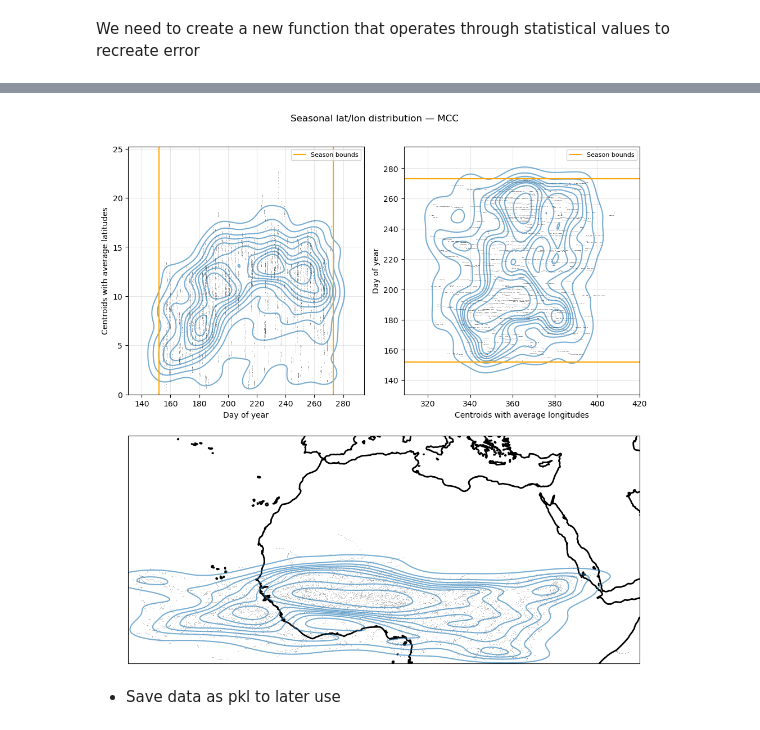
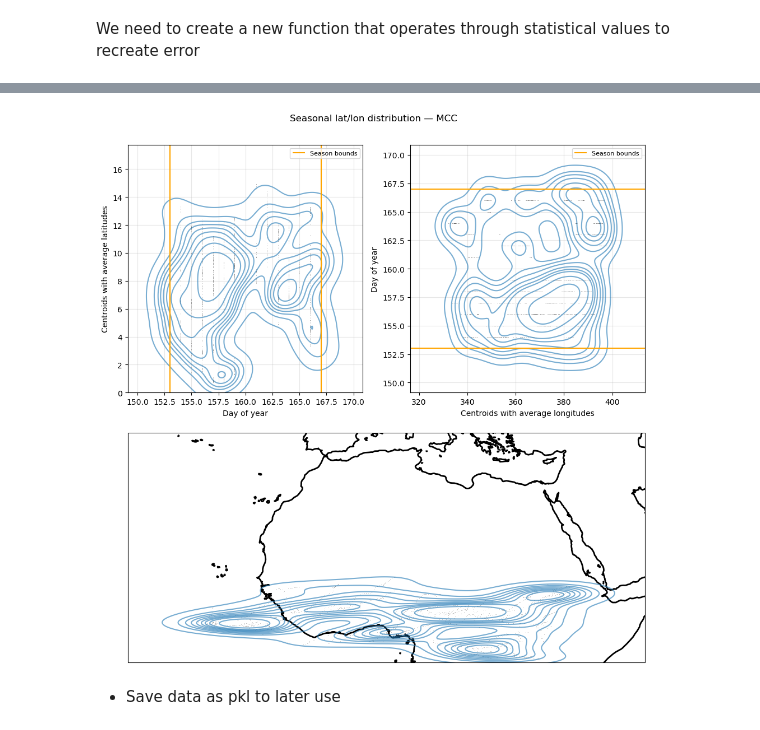
Before and after one commit to alahviera-collab/TAMS_detecting, a Jupyter notebook: error_analysis.ipynb, the cells around one changed output, grey strips where cells are left out. Drawn from its saved outputs; the diff is of its cells as text; code cells hidden in the pictures.

Commit message:
Changes to see stats and tolerate tp or not tp

```diff
--- a/error_analysis.ipynb
+++ b/error_analysis.ipynb
@@ -56,6 +55,6 @@ len(tbI.time.values)
 # %%
-ds_1999 = xr.Dataset({'tb': tbI})
-tbI_sel = tbI.sel(time=slice('1999-06-01', '1999-06-7'))
-ds_sel = ds_1999.sel(time=slice('1999-06-01', '1999-06-7'))
+ds_2024 = xr.Dataset({'tb': tbI})
+tbI_sel = tbI.sel(time=slice('2024-06-01', '2024-06-15'))
+ds_sel = ds_2024.sel(time=slice('2024-06-01', '2024-06-15'))
 len(tbI_sel.time.values)
 # %% [output]
@@ -77,16 +90,15 @@ mcsa.save_parquet(cesI_1999_all, "tams_1999_025")
 # %% [markdown]
 We need to create a new function that operates through statistical values to recreate error
 # %%
-data_path = Path("C:/Users/MrLettuce/Coding/TFM/parquet_sets")
+data_path = Path("./TFM/parquet_sets")
 
-file_01 = str(data_path / "tams_2024_01.parquet") #Resolution of 0.25x0.25 for 2024
-file_025 = str(data_path / "tams_1999_025.parquet") #Resolution of 0.1x0.1 for 2024
+file = str(data_path / "tams_2024_1month.parquet") #Resolution of 0.25x0.25 for 2024
 
 times = tbI.time.values.tolist() # Times are the same for both resolution.
 n_times = len(times)
 # %%
 # Open Parquet files (remember that these files come from tams.identify)
-cesI_025 = mcsa.list_from_parquet(file_025, n_times)
+cesI_025 = mcsa.list_from_parquet(file, n_times)
 #cesI_01 = mcsa.list_from_parquet(file_01, n_times)
 # %%
 cesT_025 = tams.track(cesI_025, times, u_projection=-10)
@@ -123,0 +141,10 @@ Name: mcs_id, dtype: float64
+# %%
+stats = mcsa.mcs_class_stats(cesC_025, has_tp=False)
+
+ce_pct  = stats["ces_total"] / stats["ces_total"].sum() * 100
+
+# MCS percentages
+mcs_pct = stats["mcs_total"] / stats["mcs_total"].sum() * 100
+
+print(ce_pct.round(2))
+print(mcs_pct.round(2))
@@ -124,7 +164,7 @@ Name: mcs_id, dtype: float64
 # %%
-mcsa.seasonal_latlon(tbI, stats, mcs_class='MCC')
+mcsa.seasonal_latlon(tbI_sel, stats, mcs_class='MCC')
 # %% [output]
-[figure, old version]
+[figure, new version]
 # %% [markdown]
 - Save data as pkl to later use
 # %%
```
Also changed, not shown: parts of 12 cells of this notebook, 2 other files.
